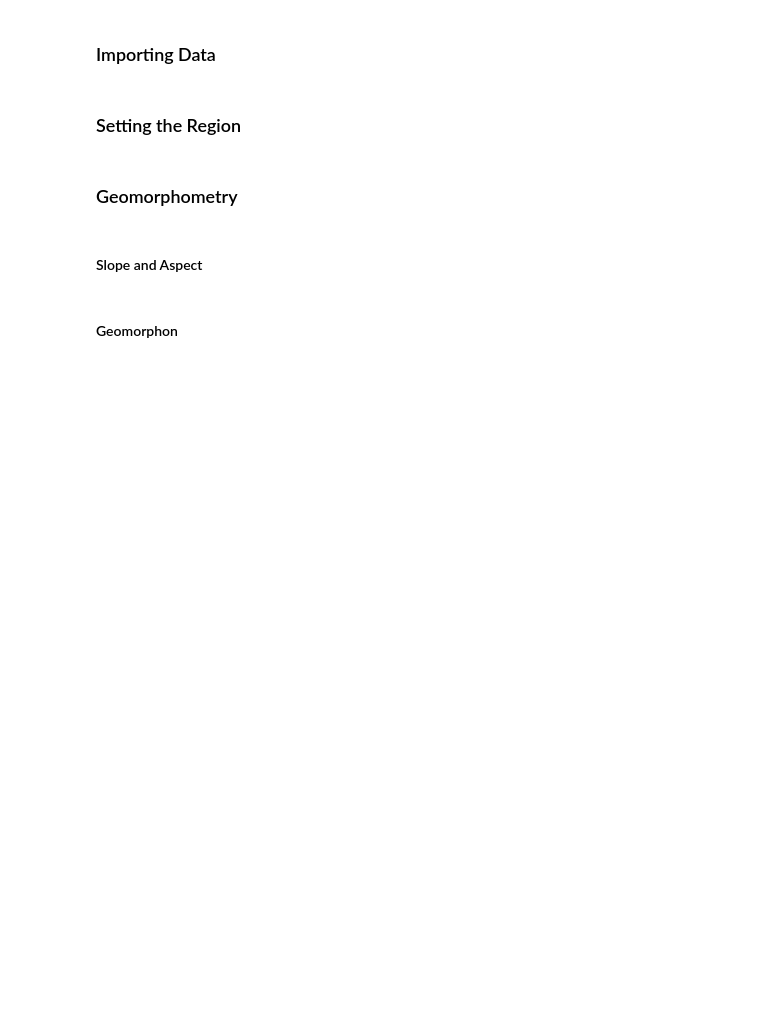
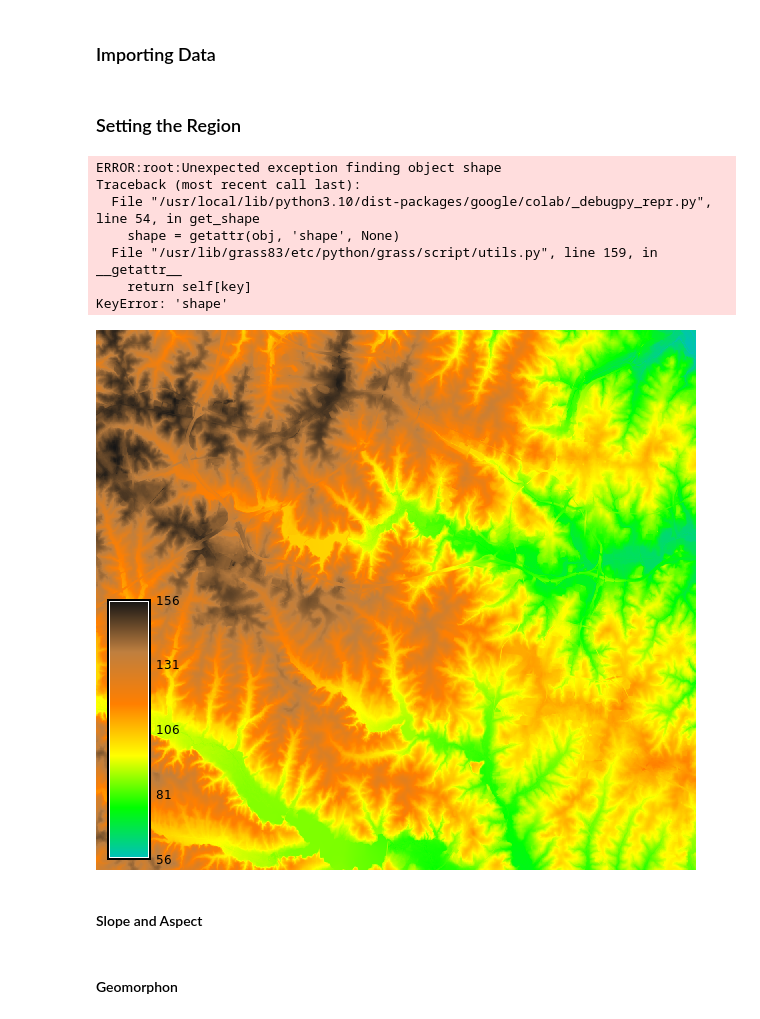
Before and after one commit to OpenPlainsInc/intro-to-geoprocessing-workshop, a Jupyter notebook: geoprocessing.ipynb, the cells around one changed output. Drawn from its saved outputs; the diff is of its cells as text; code cells hidden in the pictures; blank space fills up the shorter version.

```diff
--- a/geoprocessing.ipynb
+++ b/geoprocessing.ipynb
@@ -44,5 +128,3 @@ Spatial scale reprents the resolution (i.e., grain) of each pixel and the total
 ### Importing Data
 # %% [markdown]
 ### Setting the Region
-# %% [markdown]
-### Geomorphometry
@@ -49,3 +133,18 @@ Spatial scale reprents the resolution (i.e., grain) of each pixel and the total
+# %%
+dem_map = gj.Map()
+
+dem_map.d_rast(map="elevation")
+dem_map.d_legend(raster="elevation", at=(2,50,2,9))
+dem_map.show()
+# %% [output]
+ERROR:root:Unexpected exception finding object shape
+Traceback (most recent call last):
+  File "/usr/local/lib/python3.10/dist-packages/google/colab/_debugpy_repr.py", line 54, in get_shape
+    shape = getattr(obj, 'shape', None)
+  File "/usr/lib/grass83/etc/python/grass/script/utils.py", line 159, in __getattr__
+    return self[key]
+KeyError: 'shape'
+[figure, added]
 # %% [markdown]
 #### Slope and Aspect
 # %%
```
Also changed, not shown: parts of 13 cells of this notebook.
